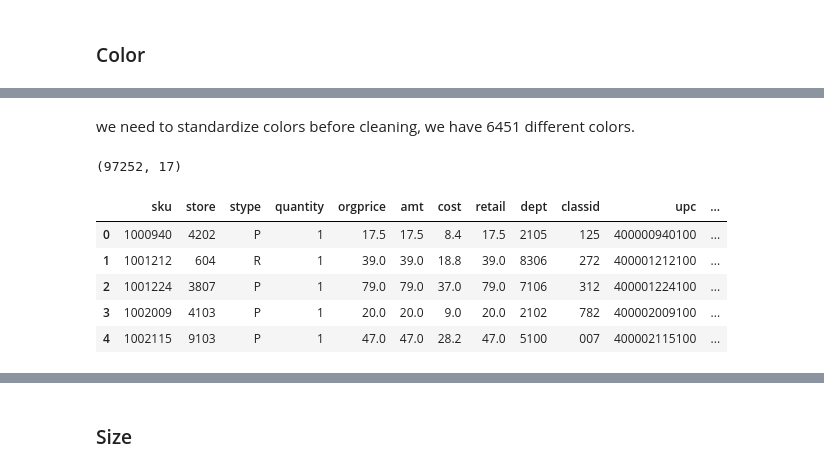
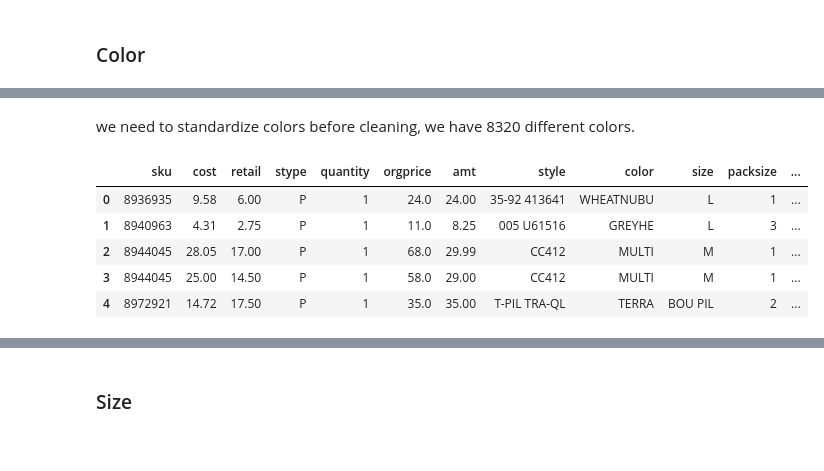
Before and after one commit to KiraaaaLuo/Black-Friday-Return-Prediction_Project, a Jupyter notebook: 3.EDA/Week_8.ipynb, the cells around one changed output, grey strips where cells are left out. Cells and saved outputs as stored; diff of their text form; code cells hidden in the pictures.

Commit message:
Add week 10 updates

```diff
--- a/3.EDA/Week_8.ipynb
+++ b/3.EDA/Week_8.ipynb
@@ -3,4 +7,5 @@
 # %%
 #check for outliers
+joined_drop = pd.read_pickle('../data/week7.pkl')
 joined_drop.retail
 # %% [output]
@@ -45 +58,3 @@ We would use retail price to calculate the profit, although there are outliers i
+# %%
+joined_drop.color = joined_drop.color.str.replace(r'[^a-zA-Z]', '', regex=True).str.upper()
 # %%
@@ -61,3 +120,3 @@ Name: count, Length: 6451, dtype: int64
 # %% [markdown]
 we need to standardize colors
-before cleaning, we have 6451 different colors.
+before cleaning, we have 8320 different colors.
@@ -70,50 +123,45 @@ import matplotlib.pyplot as plt
-# %%
-#Drop Null value
-joined_drop= joined_drop.dropna()
-joined_drop.shape
-# %% [output]
-(97252, 17)
 # %%
 # Define your color categories
 color_categories = {
-    'Black': ['BLACK', '001BLACK', '01-BLACK', 'CHARCOAL',"BLKNAPPA"],
-    'White': ['WHITE', 'BEIGE',"39LOVEYDOVE",'OATMEAL'],
+    'Black': ['BLACK', 'CHARCOAL', "BLKNAPPA"],
+    'White': ['WHITE', 'BEIGE', 'IVORY', "LOVEYDOVE", 'OATMEAL', '100WHITE'],
     'Red': ['RED', 'BURGUNDY', 'MAROON',"BEETRED","650ROUGE"],  # Add variations of red here
     'Green': ['GREEN', 'LIME', 'OLIVE',"APPLEGREE"],   # Add variations of green here
-    'Yellow': ['YELLOW', 'GOLD', 'AMBER'], # Add variations of yellow here
-    'Blue': ['BLUE', 'NAVY', 'CYAN',"CHAMBRAYP"],      # Add variations of blue here
-    'Brown': ['BROWN', 'TAN', 'BRONZE',"ROSEWOOD"],   # Add variations of brown here
+    'Yellow': ['YELLOW', 'GOLD', 'AMBER', 'CANDLEGLOW'], # Add variations of yellow here
+    'Blue': ['BLUE', 'NAVY', 'CYAN',"CHAMBRAYP", 'RINSEOFF', 'STONEWASH', 'INDIGO'],      # Add variations of blue here
+    'Brown': ['BROWN', 'BEIGE', 'NEUTRAL', 'TAN', 'NUDE',
+              'BRONZE',"ROSEWOOD", 'FAWN', 'ROSEBEIGE', 'ESPRESSO', 'MDBLUEM', 'BUFF'],   # Add variations of brown here
     'Orange': ['ORANGE', 'CORAL'],         # Add variations of orange here
     'Pink': ['PINK', 'FUCHSIA',"10BERRY"],           # Add variations of pink here
     'Purple': ['PURPLE', 'VIOLET'],        # Add variations of purple here
     'Grey': ['GREY', 'SILVER', 'CHARCOAL'],# Add variations of grey here
-    "Silver":["Silver"],
-    "Gold":["Gold"],
-    "Nocolor":["Nocolor"],
-    "Multi":["STONEWASH",'ASSORTED',"CLAIR"]
+    "Silver":["SILVER"],
+    "Nocolor":["NOCOLOR", 'CLEAR', 'CLARIFY'],
+    "Multi":['MULTI', 'ASST', "STONEWASH",'ASSORTED',"CLAIR", 'XMAS', 'MULT'],
+    'Fragrances': ['EDPSPRAY', 'EDTSPRAY']  # associated with fragrances or perfumes
 }
 
 # Function to map colors to categories with improved cleaning
 def map_color_to_category(color):
     # Retain significant numbers or characters as needed
     color_cleaned = ''.join(filter(lambda c: c.isalpha() or c.isdigit(), color.upper()))
     for category, color_list in color_categories.items():
         for variation in color_list:
             if variation in color_cleaned:
                 return category
     return 'Other'
 
 # Apply the mapping function to the 'color' column
 joined_drop['standardized_color'] = joined_drop['color'].apply(map_color_to_category)
 
 joined_drop.head()
 # %% [output]
-|  | sku | store | stype | quantity | orgprice | amt | cost | retail | dept | classid | upc | ... |
-| 0 | 1000940 | 4202 | P | 1 | 17.5 | 17.5 | 8.4 | 17.5 | 2105 | 125 | 400000940100 | ... |
-| 1 | 1001212 | 604 | R | 1 | 39.0 | 39.0 | 18.8 | 39.0 | 8306 | 272 | 400001212100 | ... |
-| 2 | 1001224 | 3807 | P | 1 | 79.0 | 79.0 | 37.0 | 79.0 | 7106 | 312 | 400001224100 | ... |
-| 3 | 1002009 | 4103 | P | 1 | 20.0 | 20.0 | 9.0 | 20.0 | 2102 | 782 | 400002009100 | ... |
-| 4 | 1002115 | 9103 | P | 1 | 47.0 | 47.0 | 28.2 | 47.0 | 5100 | 007 | 400002115100 | ... |
+|  | sku | cost | retail | stype | quantity | orgprice | amt | style | color | size | packsize | ... |
+| 0 | 8936935 | 9.58 | 6.00 | P | 1 | 24.0 | 24.00 | 35-92 413641 | WHEATNUBU | L | 1 | ... |
+| 1 | 8940963 | 4.31 | 2.75 | P | 1 | 11.0 | 8.25 | 005 U61516 | GREYHE | L | 3 | ... |
+| 2 | 8944045 | 28.05 | 17.00 | P | 1 | 68.0 | 29.99 | CC412 | MULTI | M | 1 | ... |
+| 3 | 8944045 | 25.00 | 14.50 | P | 1 | 58.0 | 29.00 | CC412 | MULTI | M | 1 | ... |
+| 4 | 8972921 | 14.72 | 17.50 | P | 1 | 35.0 | 35.00 | T-PIL TRA-QL | TERRA | BOU PIL | 2 | ... |
 # %%
 #PICK SOME COLORS WE COULD PROCESS FURTHER, LEAVE THOSE WE COULD NOT RECOGNIZE
 other_colors_df = joined_drop[joined_drop['standardized_color'] == "Other"]
```
Also changed, not shown: parts of 46 cells of this notebook, 6 other files.
